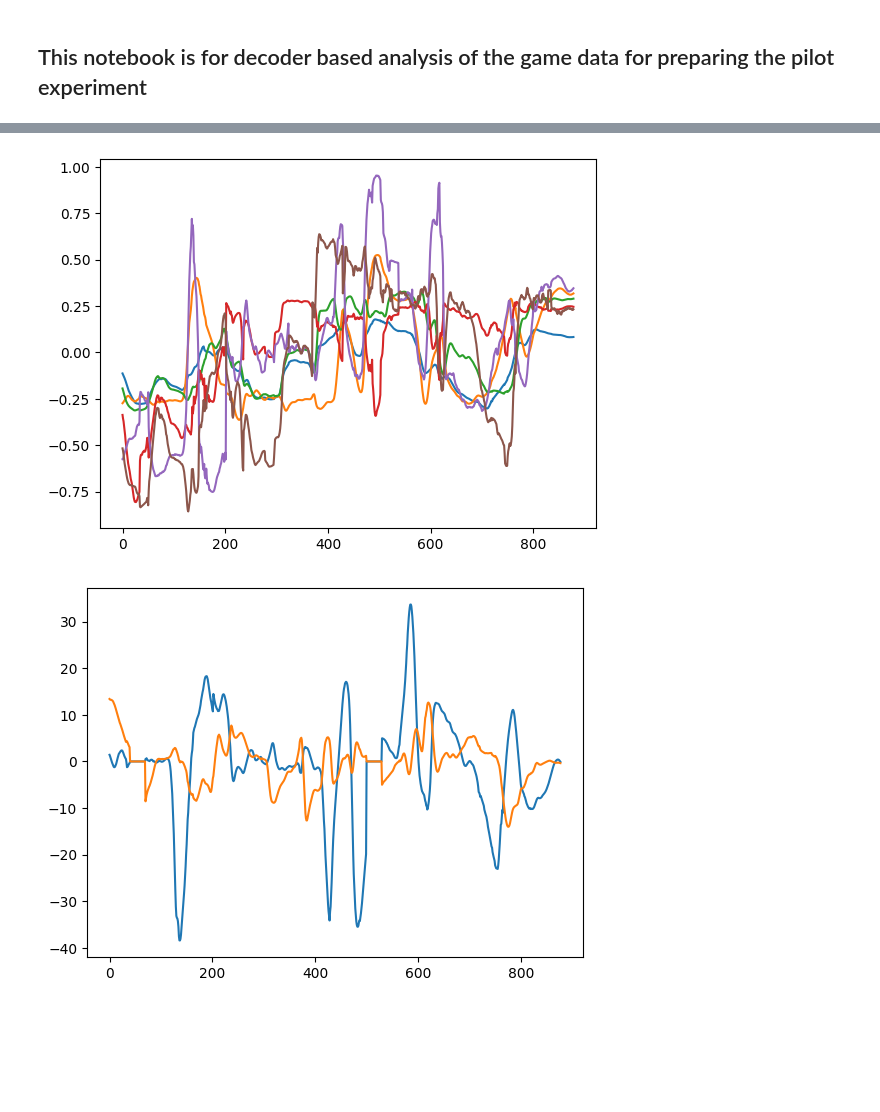
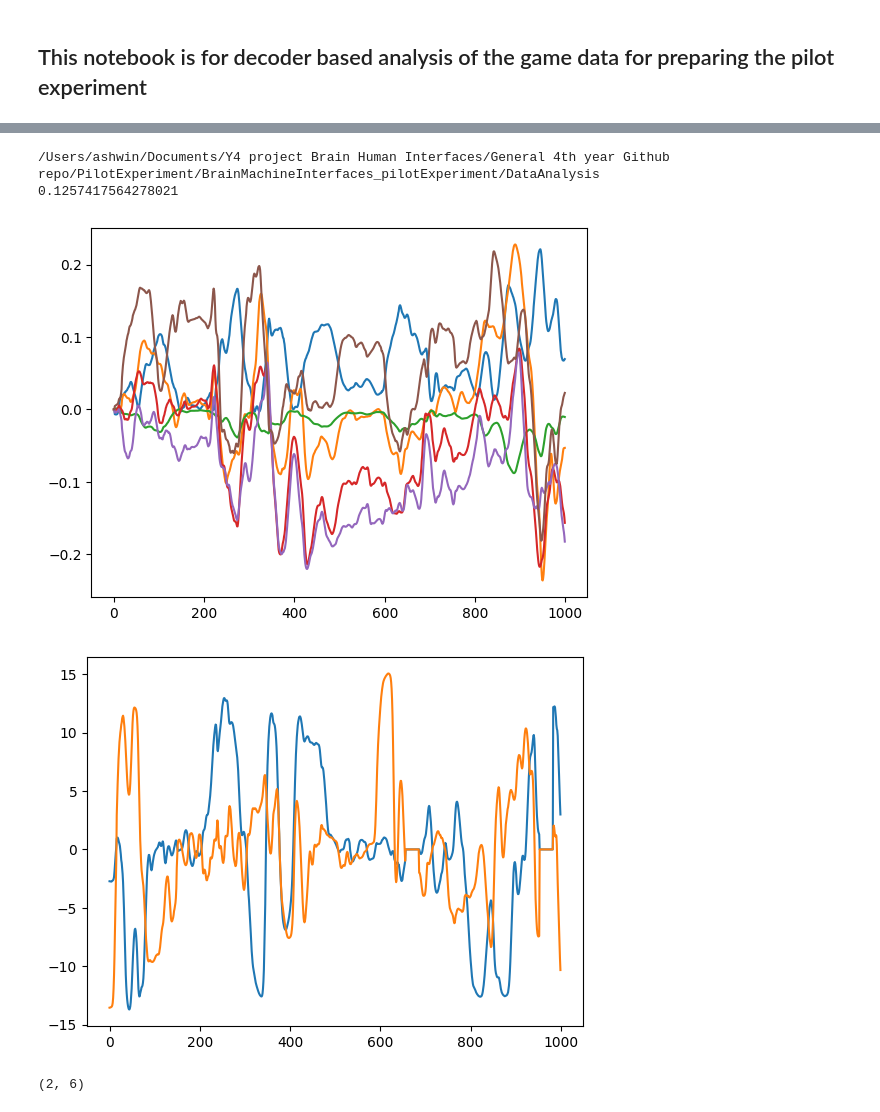
Before and after one commit to ashwin133/BrainMachineInterfaces_pilotExperiment, a Jupyter notebook: DataAnalysis/conductDecoderAnalysis.ipynb, the cells around one changed output, grey strips where cells are left out. Saved outputs shown, nothing was run; the diff lists cells and outputs as text; code cells hidden in the pictures; blank space fills up the shorter version.

Commit message:
All decoders working

```diff
--- a/DataAnalysis/conductDecoderAnalysis.ipynb
+++ b/DataAnalysis/conductDecoderAnalysis.ipynb
@@ -10,8 +22,10 @@ import matplotlib.pyplot as plt
 # %%
 # Retrieve training and test data
 
-dataProcessor = ProcessData('../GameSaves/Ashwin_22_01__15_46_8min.pkl','../GameSaves/Ashwin_22_01__15_56_2min_updated.pkl')
-dataProcessor.retrieveTrainingFeatureData(rigidBodyGroup= "B")
-dataProcessor.retrieveTestFeatureData(rigidBodyGroup="B")
+dataProcessor = ProcessData('../GameSaves/Ashwin_05_02__15_41_8min.pkl','../GameSaves/Ashwin_05_02__15_52_2min.pkl')
+rigidBodyGroup = "J"
+dataProcessor.retrieveTrainingFeatureData(rigidBodyGroup= rigidBodyGroup)
+dataProcessor.retrieveTestFeatureData(rigidBodyGroup=rigidBodyGroup)
+savePath = "../Decoders/Ashwin_29_01__12_00_" + rigidBodyGroup + ".pkl" # format of Name_dd_mm__hh_mm_decoderType
 print("Program successfully executed")
 # %% [output]
@@ -36,20 +62,35 @@ IndexError: too many indices for array: array is 1-dimensional, but 2 were index
 # %%
 # dataProcessor.featureTrainingData = np.diff(dataProcessor.featureTrainingData,axis = 0)
 # dataProcessor.featureTestData = np.diff(dataProcessor.featureTestData,axis = 0)
-dataProcessor.outputTestData = dataProcessor.outputTestData[1:]
-dataProcessor.outputTrainingData = dataProcessor.outputTrainingData[2:]
-#dataProcessor.performLinearRegression()
-# dataProcessor.gatherPredictions()
+
+dataProcessor.performLinearRegression(type = "linear", alpha = 50)
+dataProcessor.gatherPredictions()
 # dataProcessor.exportPredictions(fileName= "../CursorPredictors/Ashwin_09_01_rigidBodyB.npz")
 # %%
+import os
+print(os.getcwd())
+score = dataProcessor.reg.score(dataProcessor.featureTestData,dataProcessor.outputTestData)
+print(score)
 
-# score = dataProcessor.reg.score(dataProcessor.featureTestData,dataProcessor.outputTestData[1:])
-# print(score)
+plt.plot(dataProcessor.featureTestData[0:1000,:])
+plt.show()
+plt.plot(dataProcessor.outputTestData[0:1000,:])
+plt.show()
+predictions = dataProcessor.reg.predict(dataProcessor.featureTestData[3:])
+truths = dataProcessor.outputTestData
 
-plt.plot(dataProcessor.featureTestData[1000:2000,:])
-plt.show()
-plt.plot(dataProcessor.outputTestData[1000:2000,:])
-plt.show()
+dataProcessor.createNormaliserForClosedLoop()
+dataProcessor.reg.DOFmeans = dataProcessor.featureTestDataDOFMeans
+
+
+with open(savePath, 'wb') as file:
+        pickle.dump(dataProcessor.reg, file)
 # %% [output]
+/Users/ashwin/Documents/Y4 project Brain Human Interfaces/General 4th year Github repo/PilotExperiment/BrainMachineInterfaces_pilotExperiment/DataAnalysis
+0.1257417564278021
-[figure, old version]
+[figure, new version]
-[figure, old version]
+[figure, new version]
+# %%
+dataProcessor.reg.coef_.shape
+# %% [output]
+(2, 6)
```
Also changed, not shown: parts of 18 cells of this notebook, 33 other files.
